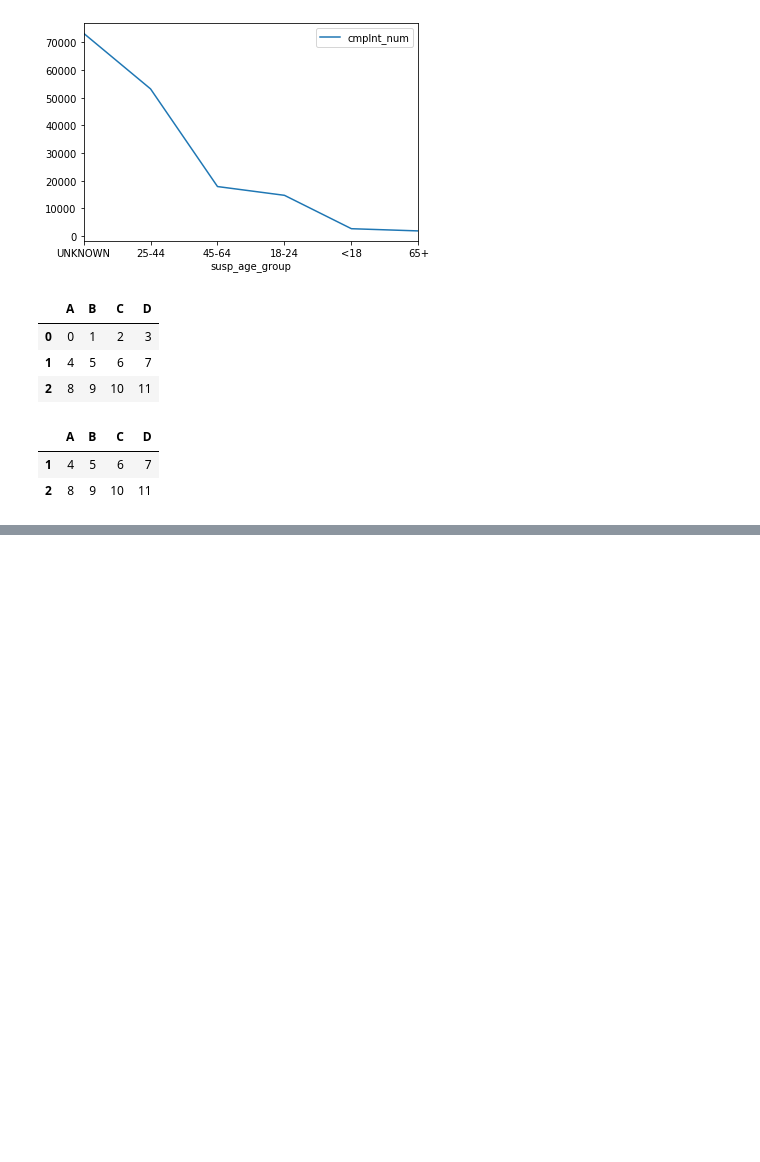
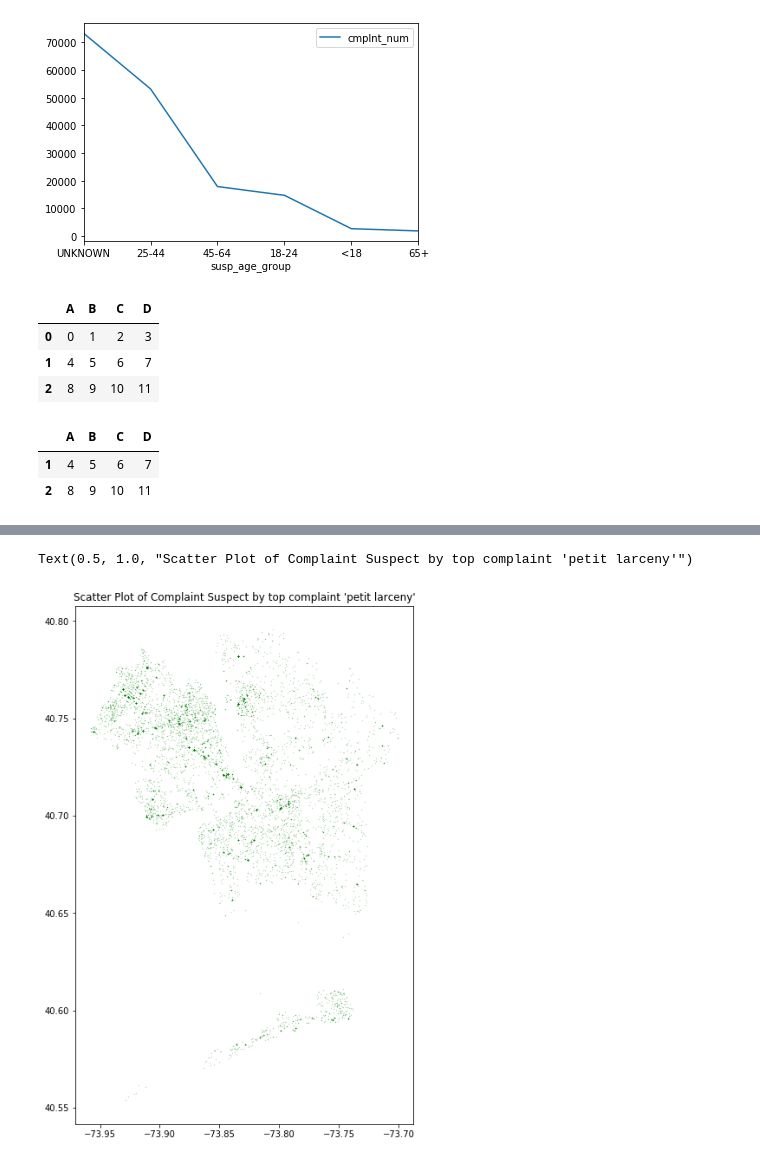
Before and after one commit to DavidGuzman1999/CTPDataScienceProject, a Jupyter notebook: complaint-data-notebook .ipynb, the cells around one changed output, grey strips where cells are left out. Drawn from its saved outputs; the diff is of its cells as text; code cells hidden in the pictures; blank space fills up the shorter version.

```diff
--- a/complaint-data-notebook .ipynb
+++ b/complaint-data-notebook .ipynb
@@ -429,0 +513,7 @@ dfl.drop([0])
+# %%
+plt.figure(figsize=(7,11))
+plt.scatter(x=q_plar['longitude'],y=q_plar['latitude'],alpha=.5,s=.05,c='g')
+plt.title("Scatter Plot of Complaint Suspect by top complaint 'petit larceny'")
+# %% [output]
+Text(0.5, 1.0, "Scatter Plot of Complaint Suspect by top complaint 'petit larceny'")
+[figure, added]
```
Also changed, not shown: parts of 15 cells of this notebook, 2 other files.
